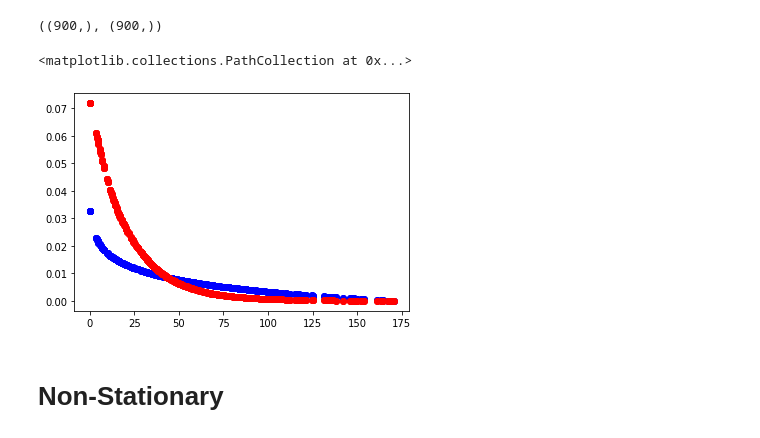
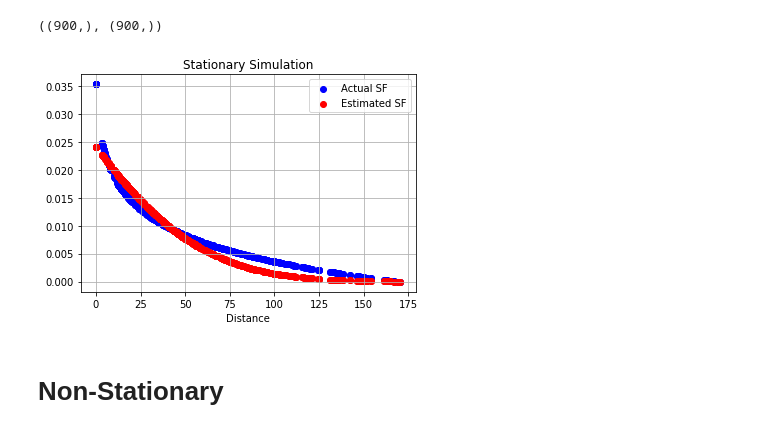
Before and after one commit to isVy08/ESTF, a Jupyter notebook: viz.ipynb, the cells around one changed output. Cells and saved outputs as stored; diff of their text form; code cells hidden in the pictures.

```diff
--- a/viz.ipynb
+++ b/viz.ipynb
@@ -129,3 +126,4 @@ plt.scatter(d, F[11, :])
 # %%
 # np.save(f'data/stationary/F.npy', F)
-F=np.load(f'data/stationary/F.npy')
+# F=np.load(f'data/stationary/F.npy')
+F.shape
@@ -132,3 +131,0 @@ F=np.load(f'data/stationary/F.npy')
-# %%
-F = F.mean(0)
-F.shape
@@ -138,23 +133,28 @@ F.shape
 ### Estimation
 # %%
 F_hats = []
-for i in range(1):
+for i in range(100):
     out = load_pickle(f'output/stationary/out{i}.pickle')
     f = out[2].transpose()
     F_hats.append(f)
 F_hats = np.concatenate(F_hats, 0)
 # %%
-F_hats = F_hats.mean(0)
-F.shape, F_hats.shape
+F_hat_agg = F_hats.mean(0)
+F_agg = F.mean(0)
+F_agg.shape, F_hat_agg.shape
 # %% [output]
 ((900,), (900,))
 # %%
 idx = np.argwhere(d < 300)
-plt.scatter(d[idx,], F[idx,], c='b', label='Actual SF')
-plt.scatter(d[idx,], F_hats[idx, ], c='r', label='Estimated SF')
+plt.scatter(d[idx,], F_agg[idx,], c='b', label='Actual SF')
+plt.scatter(d[idx,], F_hat_agg[idx, ], c='r', label='Estimated SF')
+plt.grid()
+plt.xlabel('Distance')
+plt.title('Stationary Simulation')
+plt.legend()
+plt.show()
 # %% [output]
-<matplotlib.collections.PathCollection at 0x...>
-[figure, old version]
+[figure, new version]
 # %% [markdown]
 # Non-Stationary
 # %%
```
Also changed, not shown: parts of 15 cells of this notebook, 4 other files.
